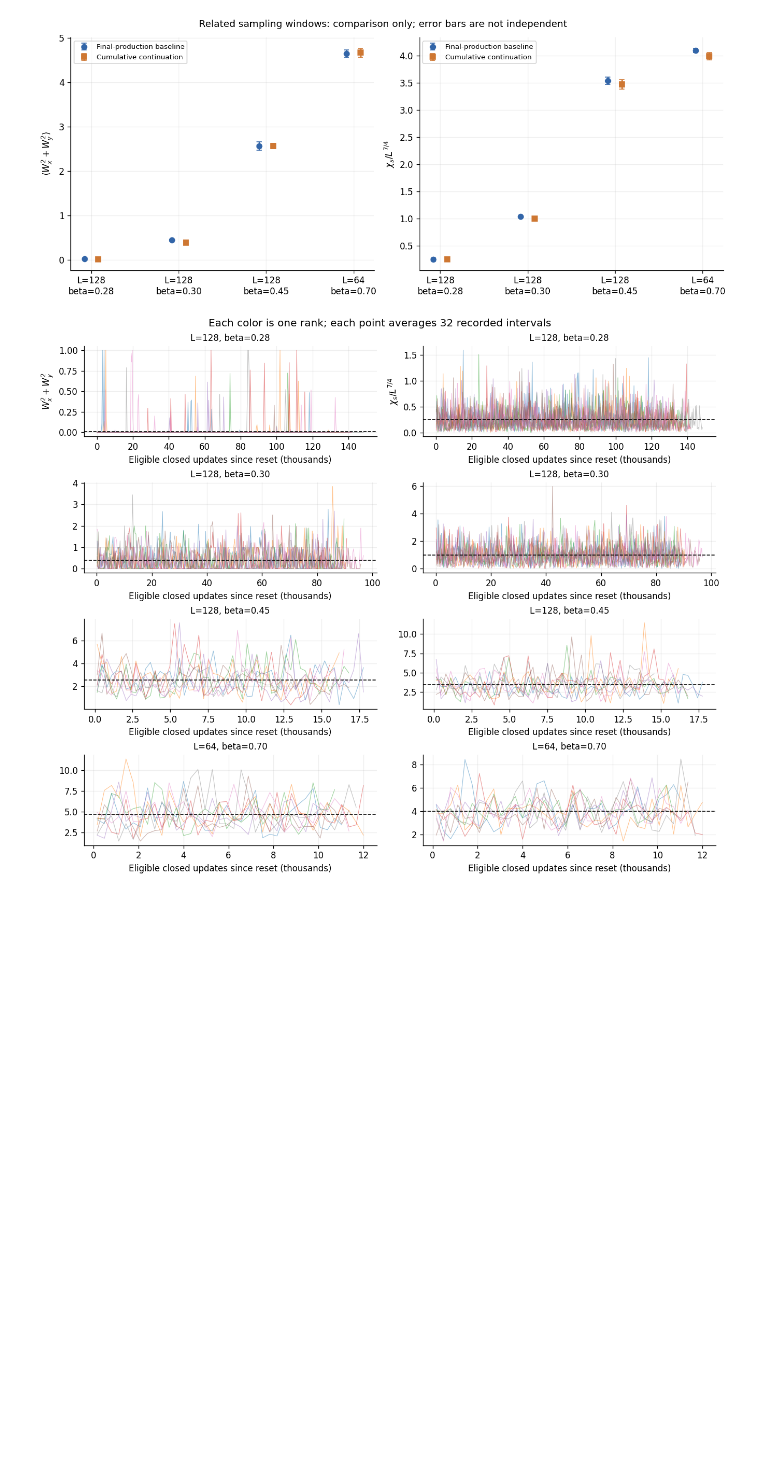
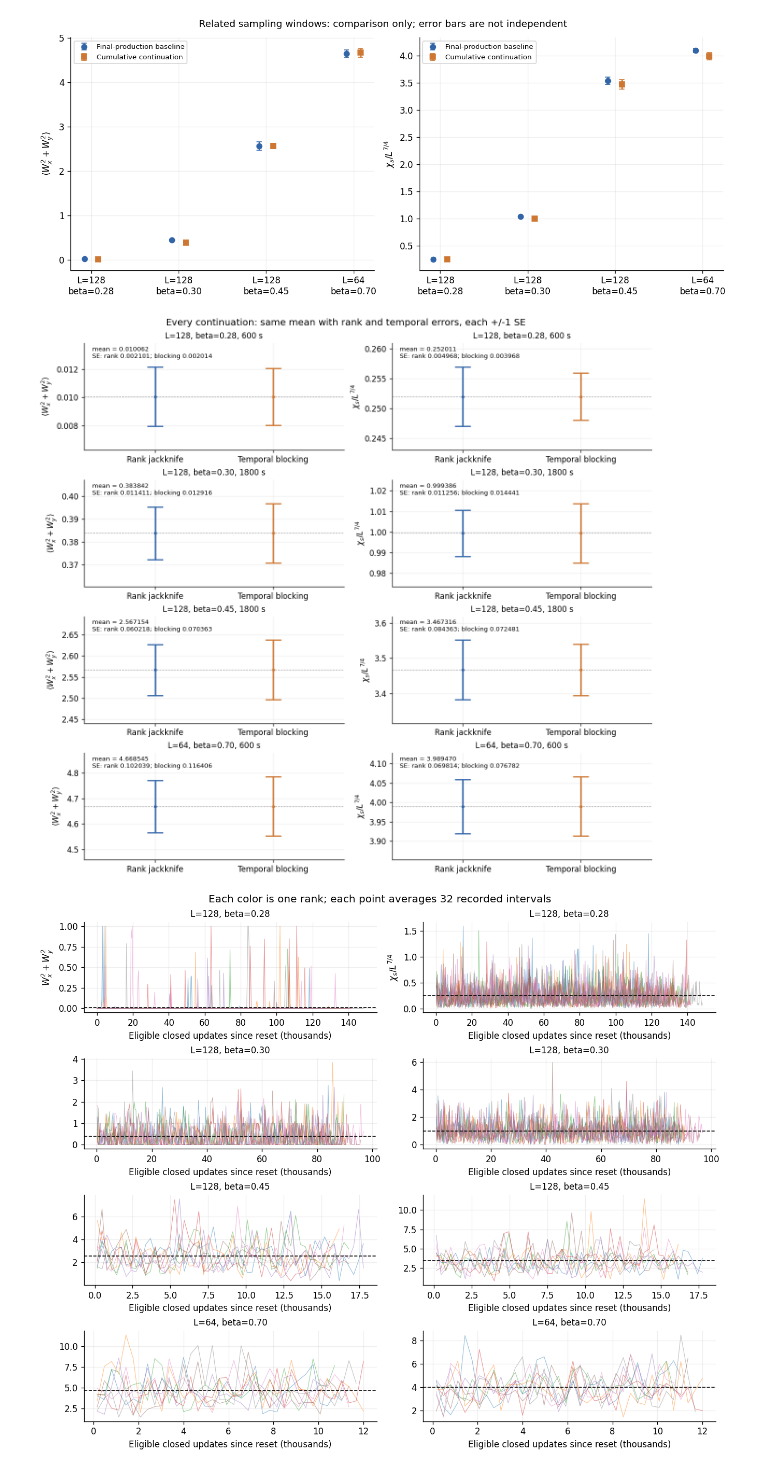
Before and after one commit to yck23/worm, a Jupyter notebook: results/response_measurements/response_measurements.ipynb, the cells around one changed output. Saved outputs shown, nothing was run; the diff lists cells and outputs as text; code cells hidden in the pictures; blank space fills up the shorter version.

```diff
--- a/results/response_measurements/response_measurements.ipynb
+++ b/results/response_measurements/response_measurements.ipynb
@@ -220,6 +306,31 @@ fig.savefig(figures / 'baseline_and_pilots.png', dpi=180)
 plt.show()
 # %% [output]
 [figure]
+# %%
+# Each panel has its own local y range so both error bars are visible.
+fig, axes = plt.subplots(len(pilots), 2, figsize=(11, 10), constrained_layout=True)
+for row, p in enumerate(pilots):
+    for col in [0, 1]:
+        ax = axes[row, col]
+        mean = p['mean'][col]
+        errors = [p['se'][col], p['blocking_se'][col]]
+        for x, (error, color) in enumerate(zip(errors, ['#3265a8', '#ce7732'])):
+            ax.errorbar(x, mean, yerr=error, fmt='o', ms=3, capsize=10,
+                        elinewidth=2, capthick=1.6, color=color)
+        ax.axhline(mean, color='0.6', lw=.7, ls='--')
+        ax.set_xlim(-.6, 1.6)
+        ax.set_ylim(mean - 1.8 * max(errors), mean + 1.8 * max(errors))
+        ax.set_xticks([0, 1], ['Rank jackknife', 'Temporal blocking'])
+        ax.ticklabel_format(axis='y', style='plain', useOffset=False)
+        ax.set_title(f"L={p['L']}, beta={p['beta']:.2f}, {p['requested_seconds']} s", fontsize=10)
+        ax.set_ylabel(r'$\langle W_x^2+W_y^2\rangle$' if col == 0 else r'$\chi_s/L^{7/4}$')
+        ax.text(.03, .97, f'mean = {mean:.6f}\nSE: rank {errors[0]:.6f}; blocking {errors[1]:.6f}',
+                transform=ax.transAxes, va='top', fontsize=8)
+fig.suptitle('Every continuation: same mean with rank and temporal errors, each +/-1 SE', fontsize=12)
+fig.savefig(figures / 'continuation_errorbars.png', dpi=180)
+plt.show()
+# %% [output]
+[figure, added]
 # %%
 # Short disjoint averages expose chronology; they are not independent error estimates.
 fig, axes = plt.subplots(len(pilots), 2, figsize=(11, 9), constrained_layout=True)
```
Also changed, not shown: parts of 7 cells of this notebook, 7 other files.
